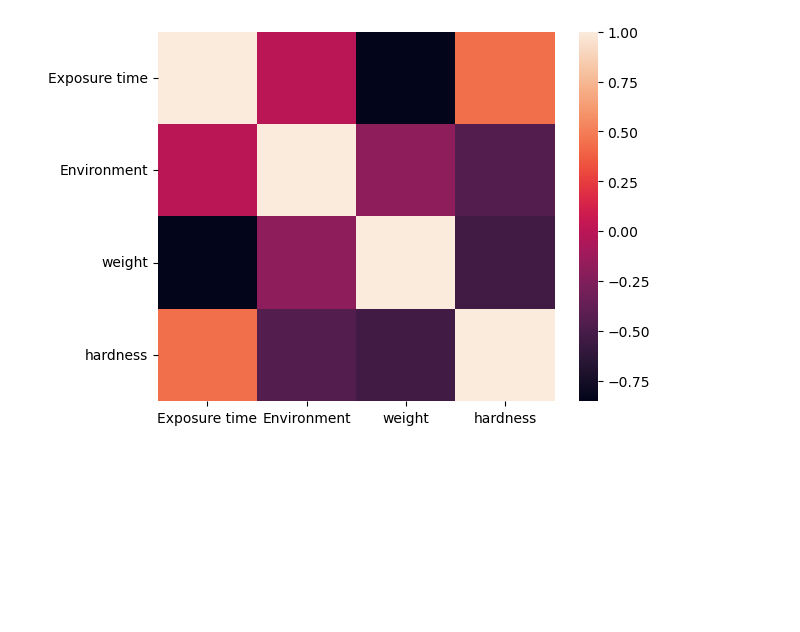
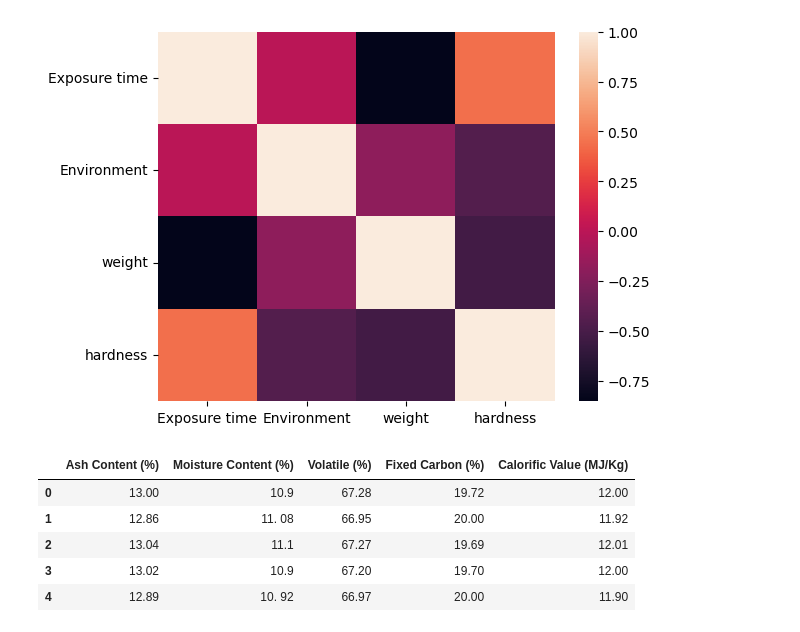
Before and after one commit to iretex/research, a Jupyter notebook: EDA.ipynb, the cells around one changed output. Drawn from its saved outputs; the diff is of its cells as text; code cells hidden in the pictures; blank space fills up the shorter version.

```diff
--- a/EDA.ipynb
+++ b/EDA.ipynb
@@ -95,3 +95,14 @@ sns.heatmap(corr)
 # %% [output]
 <AxesSubplot: >
 [figure]
+# %%
+df = pd.read_excel("data/_2.xlsx")
+
+df.head()
+# %% [output]
+|  | Ash Content (%) | Moisture Content (%) | Volatile (%) | Fixed Carbon (%) | Calorific Value (MJ/Kg) |
+| 0 | 13.00 | 10.9 | 67.28 | 19.72 | 12.00 |
+| 1 | 12.86 | 11. 08 | 66.95 | 20.00 | 11.92 |
+| 2 | 13.04 | 11.1 | 67.27 | 19.69 | 12.01 |
+| 3 | 13.02 | 10.9 | 67.20 | 19.70 | 12.00 |
+| 4 | 12.89 | 10. 92 | 66.97 | 20.00 | 11.90 |
```
Also changed, not shown: parts of 16 cells of this notebook, 11 other files.
